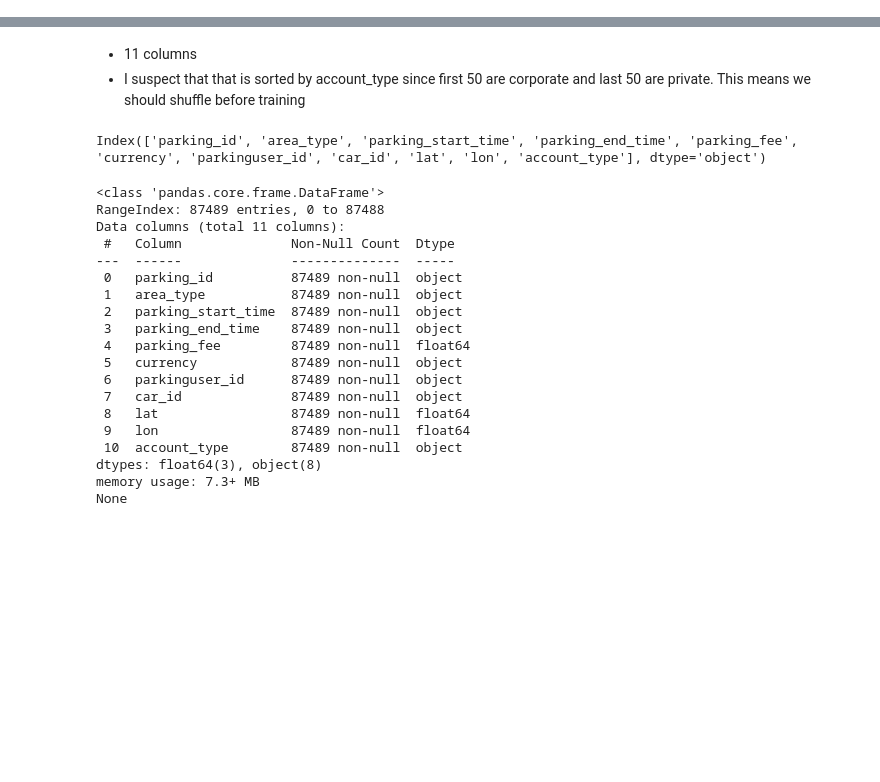
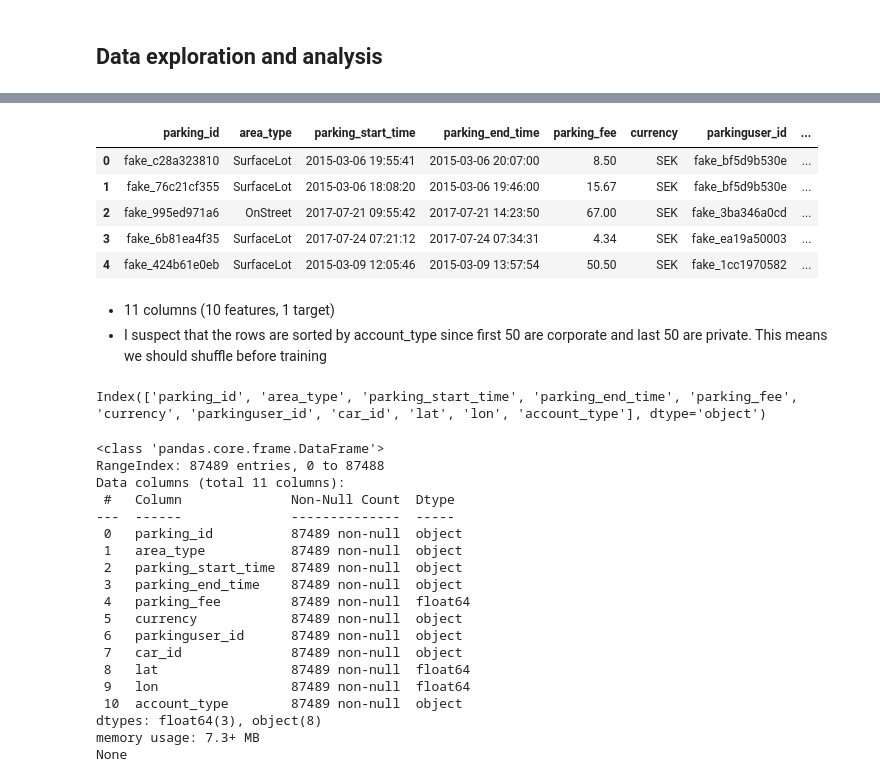
Before and after one commit to Darakhsh1999/arrive-demo, a Jupyter notebook: src/data_clean.ipynb, the cells around one changed output, grey strips where cells are left out. Cells and saved outputs as stored; diff of their text form; code cells hidden in the pictures; blank space fills up the shorter version.

Commit message:
finished all data cleaning, analysis and fucntionals

```diff
--- a/src/data_clean.ipynb
+++ b/src/data_clean.ipynb
@@ -5 +12,3 @@
+# %% [markdown]
+## Data exploration and analysis
 # %%
@@ -19,6 +24,6 @@ from IPython.display import display
 pd.set_option('display.width', 1000)
 # %%
 # Show first entries
-print(df.head())
+df.head()
 #print(df.tail())
 # %% [output]
@@ -31,6 +30,12 @@ print(df.head())
+|  | parking_id | area_type | parking_start_time | parking_end_time | parking_fee | currency | parkinguser_id | ... |
+| 0 | fake_c28a323810 | SurfaceLot | 2015-03-06 19:55:41 | 2015-03-06 20:07:00 | 8.50 | SEK | fake_bf5d9b530e | ... |
+| 1 | fake_76c21cf355 | SurfaceLot | 2015-03-06 18:08:20 | 2015-03-06 19:46:00 | 15.67 | SEK | fake_bf5d9b530e | ... |
+| 2 | fake_995ed971a6 | OnStreet | 2017-07-21 09:55:42 | 2017-07-21 14:23:50 | 67.00 | SEK | fake_3ba346a0cd | ... |
+| 3 | fake_6b81ea4f35 | SurfaceLot | 2017-07-24 07:21:12 | 2017-07-24 07:34:31 | 4.34 | SEK | fake_ea19a50003 | ... |
+| 4 | fake_424b61e0eb | SurfaceLot | 2015-03-09 12:05:46 | 2015-03-09 13:57:54 | 50.50 | SEK | fake_1cc1970582 | ... |
 # %% [markdown]
-- 11 columns
-- I suspect that that is sorted by account_type since first 50 are corporate and last 50 are private. This means we should shuffle before training
+- 11 columns (10 features, 1 target)
+- I suspect that the rows are sorted by account_type since first 50 are corporate and last 50 are private. This means we should shuffle before training
 # %%
 shuffle_rows = True
 if shuffle_rows:
```
Also changed, not shown: parts of 25 cells of this notebook, 3 other files.
